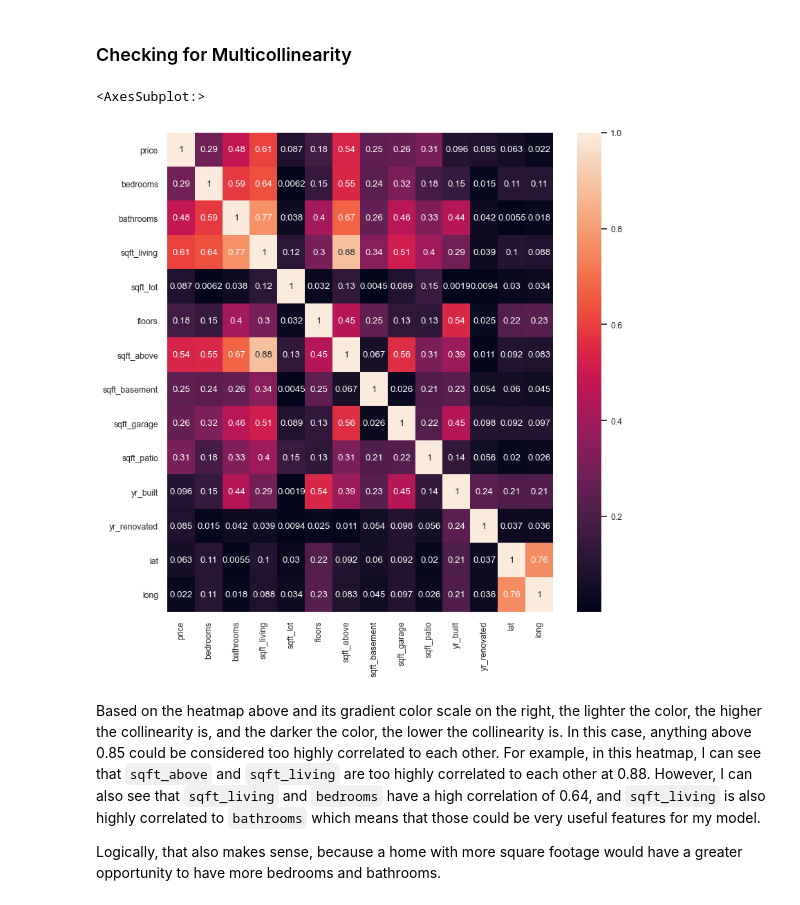
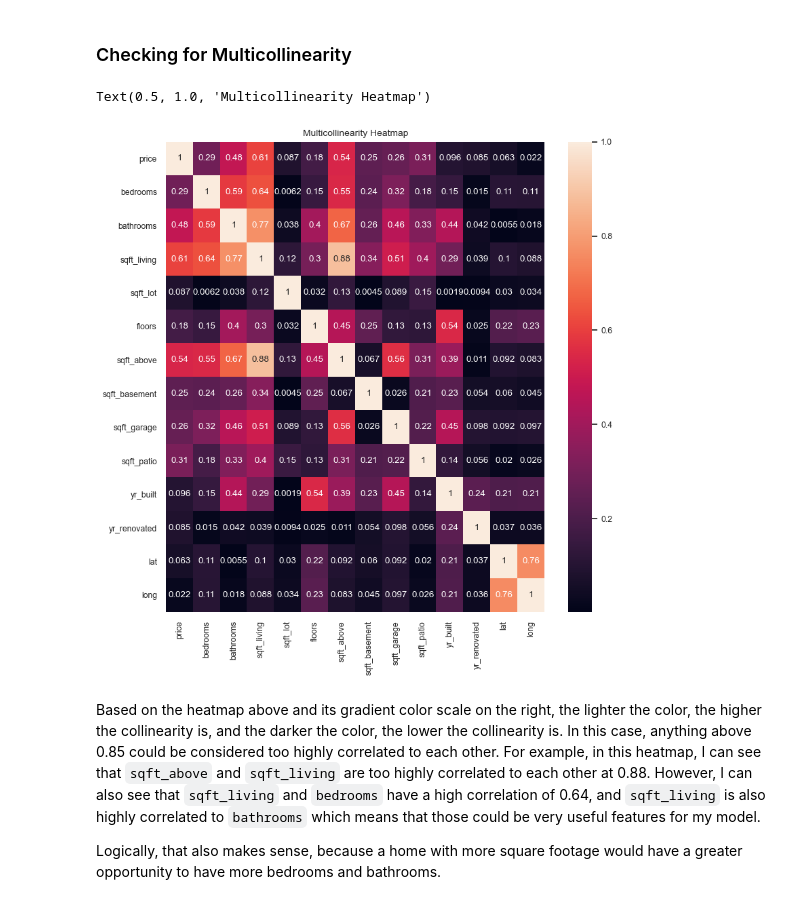
Before and after one commit to deannagould/kingcountyhousing, a Jupyter notebook: student.ipynb, the cells around one changed output. Cells and saved outputs as stored; diff of their text form; code cells hidden in the pictures.

```diff
--- a/student.ipynb
+++ b/student.ipynb
@@ -348,13 +348,14 @@ memory usage: 1.6+ KB
 # %%
 # Creating a heatmap for the numeric variables that exist at this point
 
 plt.figure(figsize=(9,9))
 sns.set_theme(font_scale=0.8)
 sns.color_palette("flare", as_cmap=True)
 sns.heatmap(X_corr, annot=True)
+plt.title('Multicollinearity Heatmap', fontsize=10)
 # %% [output]
-<AxesSubplot:>
+Text(0.5, 1.0, 'Multicollinearity Heatmap')
-[figure, old version]
+[figure, new version]
 # %% [markdown]
 Based on the heatmap above and its gradient color scale on the right, the lighter the color, the higher the collinearity is, and the darker the color, the lower the collinearity is. In this case, anything above 0.85 could be considered too highly correlated to each other. For example, in this heatmap, I can see that `sqft_above` and `sqft_living` are too highly correlated to each other at 0.88. However, I can also see that `sqft_living` and `bedrooms` have a high correlation of 0.64, and `sqft_living` is also highly correlated to `bathrooms` which means that those could be very useful features for my model.
 
```
Also changed, not shown: parts of 15 cells of this notebook, 7 other files.
